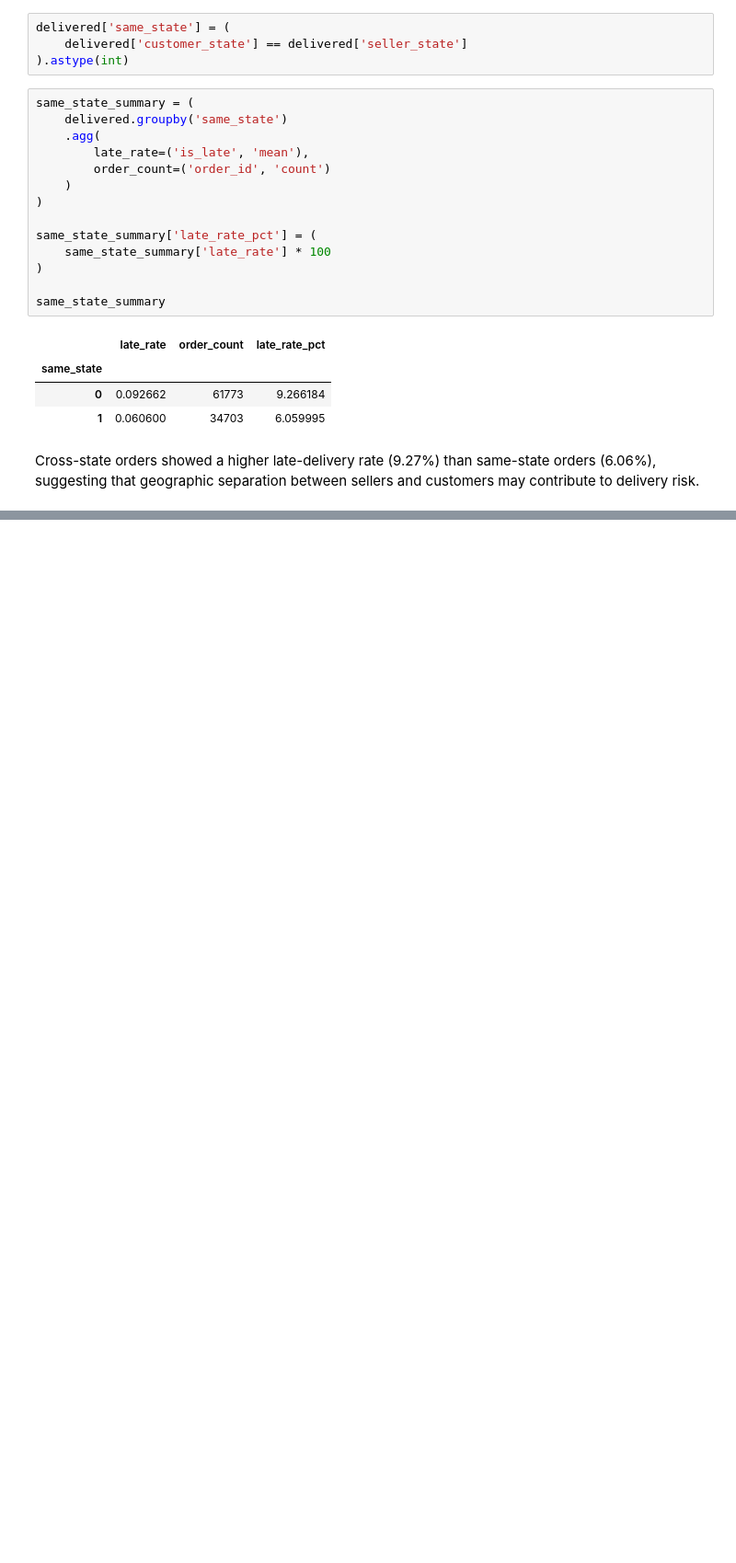
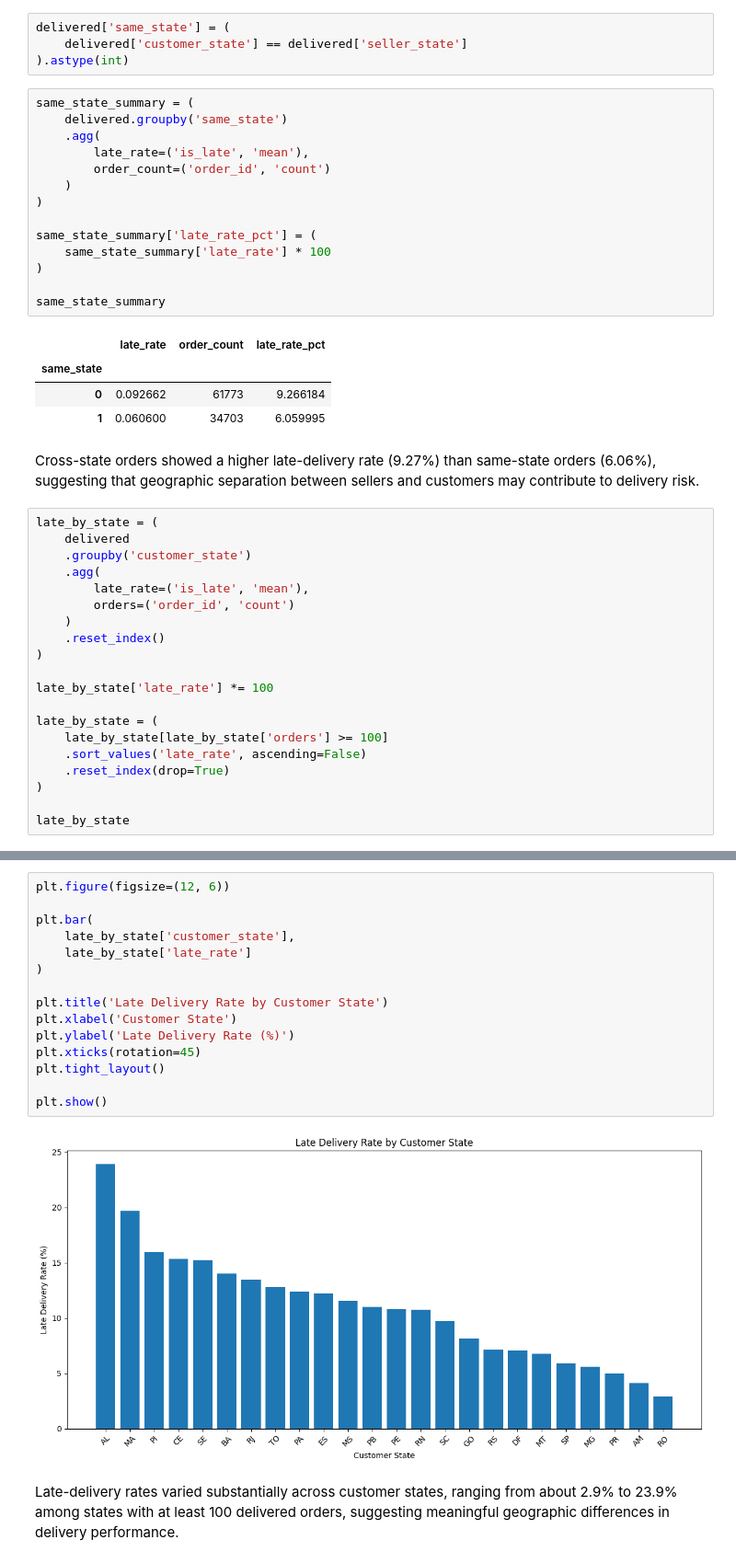
Before and after one commit to IT5006-Group9/IT5006-Group9-Olist-Project, a Jupyter notebook: notebooks/02_late_delivery_classification_eda.ipynb, the cells around one changed output, grey strips where cells are left out. Shown at 92% size. Saved outputs shown, nothing was run; the diff lists cells and outputs as text; blank space fills up the shorter version.

Commit message:
feat: complete late delivery EDA

```diff
--- a/notebooks/02_late_delivery_classification_eda.ipynb
+++ b/notebooks/02_late_delivery_classification_eda.ipynb
@@ -231,3 +239,23 @@ same_state_summary
 | 1 | 0.060600 | 34703 | 6.059995 |
 # %% [markdown]
 Cross-state orders showed a higher late-delivery rate (9.27%) than same-state orders (6.06%), suggesting that geographic separation between sellers and customers may contribute to delivery risk.
+# %%
+late_by_state = (
+    delivered
+    .groupby('customer_state')
+    .agg(
+        late_rate=('is_late', 'mean'),
+        orders=('order_id', 'count')
+    )
+    .reset_index()
+)
+
+late_by_state['late_rate'] *= 100
+
+late_by_state = (
+    late_by_state[late_by_state['orders'] >= 100]
+    .sort_values('late_rate', ascending=False)
+    .reset_index(drop=True)
+)
+
+late_by_state
@@ -233,0 +280,19 @@ Cross-state orders showed a higher late-delivery rate (9.27%) than same-state or
+# %%
+plt.figure(figsize=(12, 6))
+
+plt.bar(
+    late_by_state['customer_state'],
+    late_by_state['late_rate']
+)
+
+plt.title('Late Delivery Rate by Customer State')
+plt.xlabel('Customer State')
+plt.ylabel('Late Delivery Rate (%)')
+plt.xticks(rotation=45)
+plt.tight_layout()
+
+plt.show()
+# %% [output]
+[figure, added]
+# %% [markdown]
+Late-delivery rates varied substantially across customer states, ranging from about 2.9% to 23.9% among states with at least 100 delivered orders, suggesting meaningful geographic differences in delivery performance.
```
Also changed, not shown: parts of 29 cells of this notebook.
